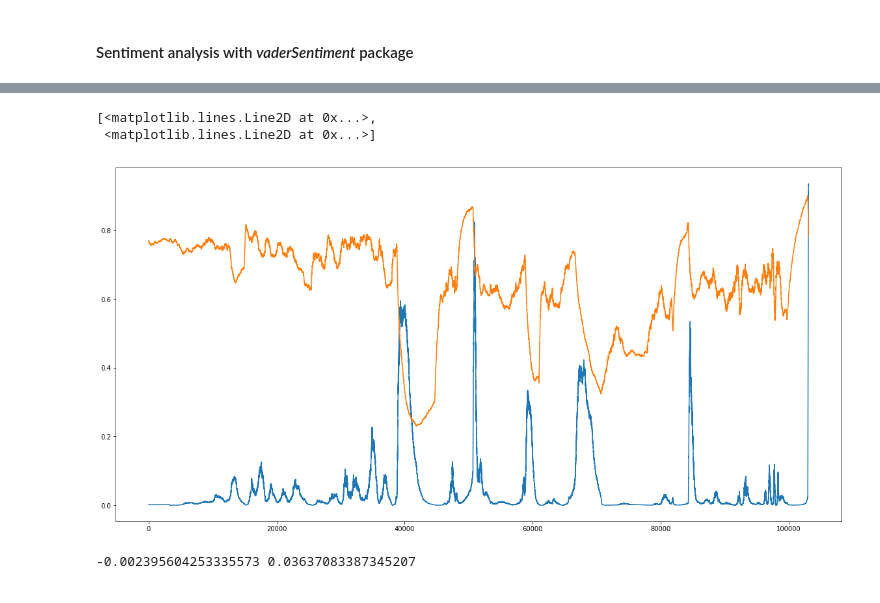
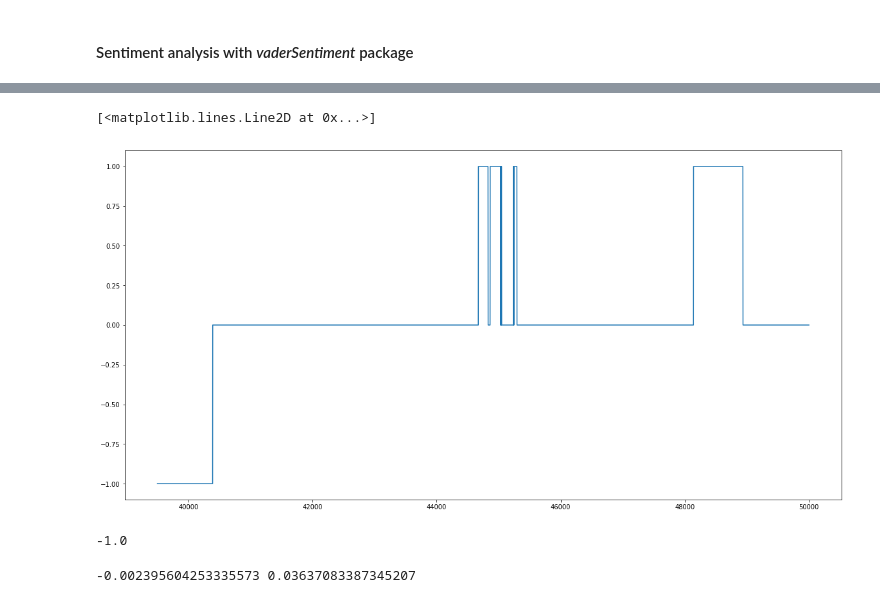
Before and after one commit to tblair7/Gathering_Steam, a Jupyter notebook: tokenizing.ipynb, the cells around one changed output, grey strips where cells are left out. Cells and saved outputs as stored; diff of their text form; code cells hidden in the pictures.

```diff
--- a/tokenizing.ipynb
+++ b/tokenizing.ipynb
@@ -317,0 +480,2 @@ plt.show()
+# %%
+df = neg_groups_slice.copy()
@@ -320,9 +548,9 @@ plt.show()
 # %%
 fig, ax = plt.subplots(figsize=(20,10))
 x = pd.Series(range(len(predict_point_check)))
 
-ax.plot(x, a, x, full_df['percent_window'].iloc[2000:-2000])
+#ax.plot(x, a, x, df['percent_window'].iloc[2000:-2000])
+ax.plot(x[39500:50000], df['classification'].iloc[39500:50000])#a[39500:50000])
 # %% [output]
-[<matplotlib.lines.Line2D at 0x...>,
- <matplotlib.lines.Line2D at 0x...>]
+[<matplotlib.lines.Line2D at 0x...>]
-[figure, old version]
+[figure, new version]
@@ -331,3 +557,7 @@ from sklearn import linear_model
+# %%
+min(df['classification'].iloc[39000:43000])
+# %% [output]
+-1.0
 # %%
 #pckl.dump(full_df, open('ARK_14_full_class','wb'))
 # %%
```
Also changed, not shown: parts of 75 cells of this notebook, 5 other files.
